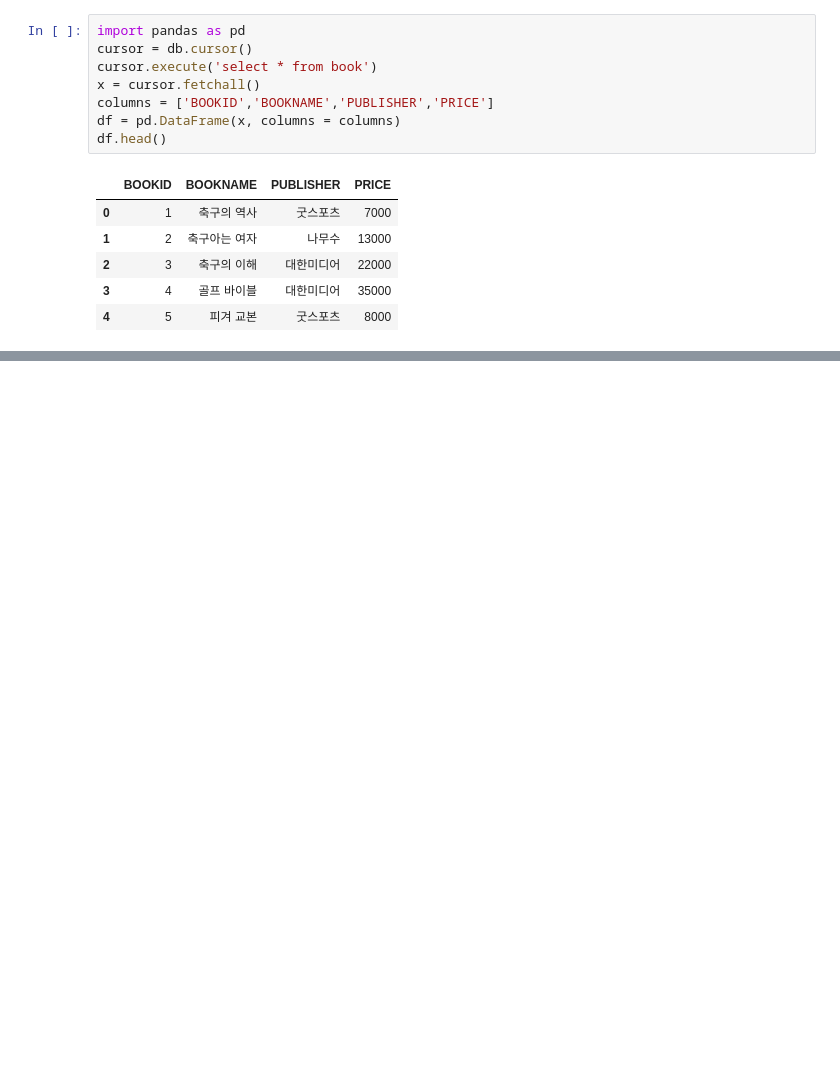
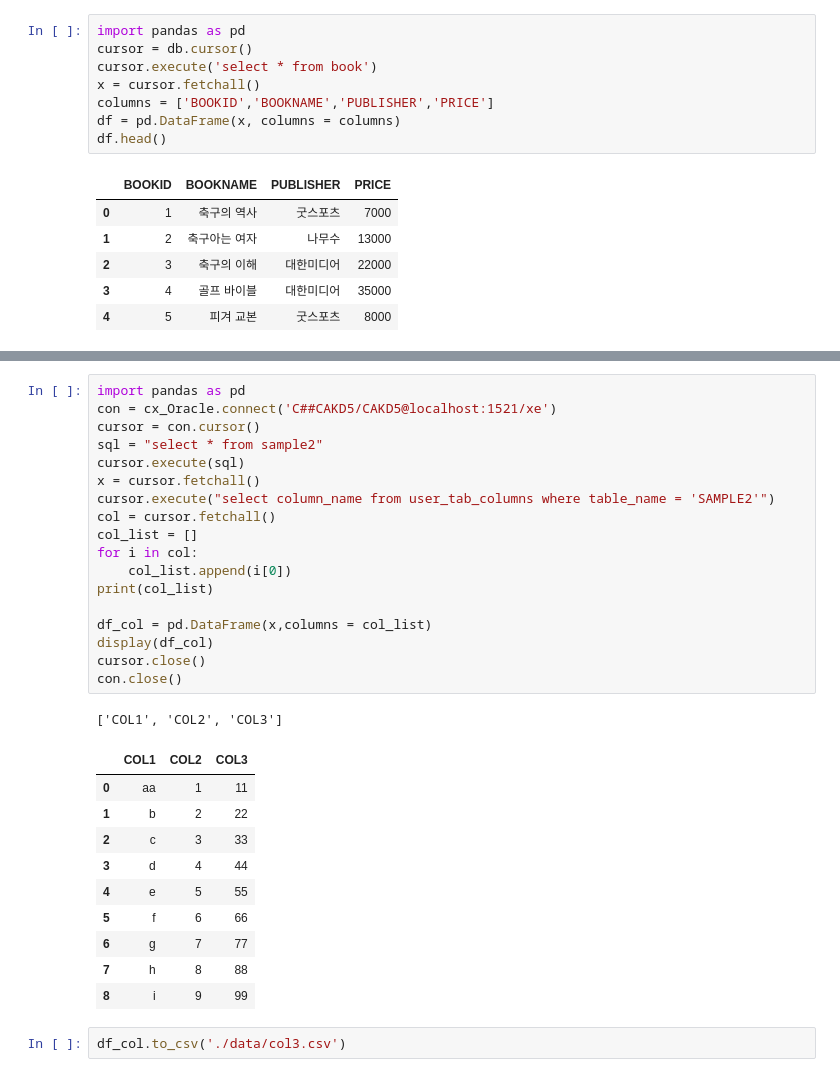
Before and after one commit to leedaedoo2/-cakd5, a Jupyter notebook: m5_데이터베이스구축및활용/oracle_connect.ipynb, the cells around one changed output, grey strips where cells are left out. Drawn from its saved outputs; the diff is of its cells as text; blank space fills up the shorter version.

```diff
--- a/m5_데이터베이스구축및활용/oracle_connect.ipynb
+++ b/m5_데이터베이스구축및활용/oracle_connect.ipynb
@@ -34,0 +117,32 @@ df.head()
+# %%
+import pandas as pd
+con = cx_Oracle.connect('C##CAKD5/CAKD5@localhost:1521/xe')
+cursor = con.cursor()
+sql = "select * from sample2"
+cursor.execute(sql)
+x = cursor.fetchall()
+cursor.execute("select column_name from user_tab_columns where table_name = 'SAMPLE2'")
+col = cursor.fetchall()
+col_list = []
+for i in col:
+    col_list.append(i[0])
+print(col_list)
+
+df_col = pd.DataFrame(x,columns = col_list)
+display(df_col)
+cursor.close()
+con.close()
+# %% [output]
+['COL1', 'COL2', 'COL3']
+|  | COL1 | COL2 | COL3 |
+| 0 | aa | 1 | 11 |
+| 1 | b | 2 | 22 |
+| 2 | c | 3 | 33 |
+| 3 | d | 4 | 44 |
+| 4 | e | 5 | 55 |
+| 5 | f | 6 | 66 |
+| 6 | g | 7 | 77 |
+| 7 | h | 8 | 88 |
+| 8 | i | 9 | 99 |
+# %%
+df_col.to_csv('./data/col3.csv')
```
Also changed, not shown: parts of 21 cells of this notebook, 1 other file.
